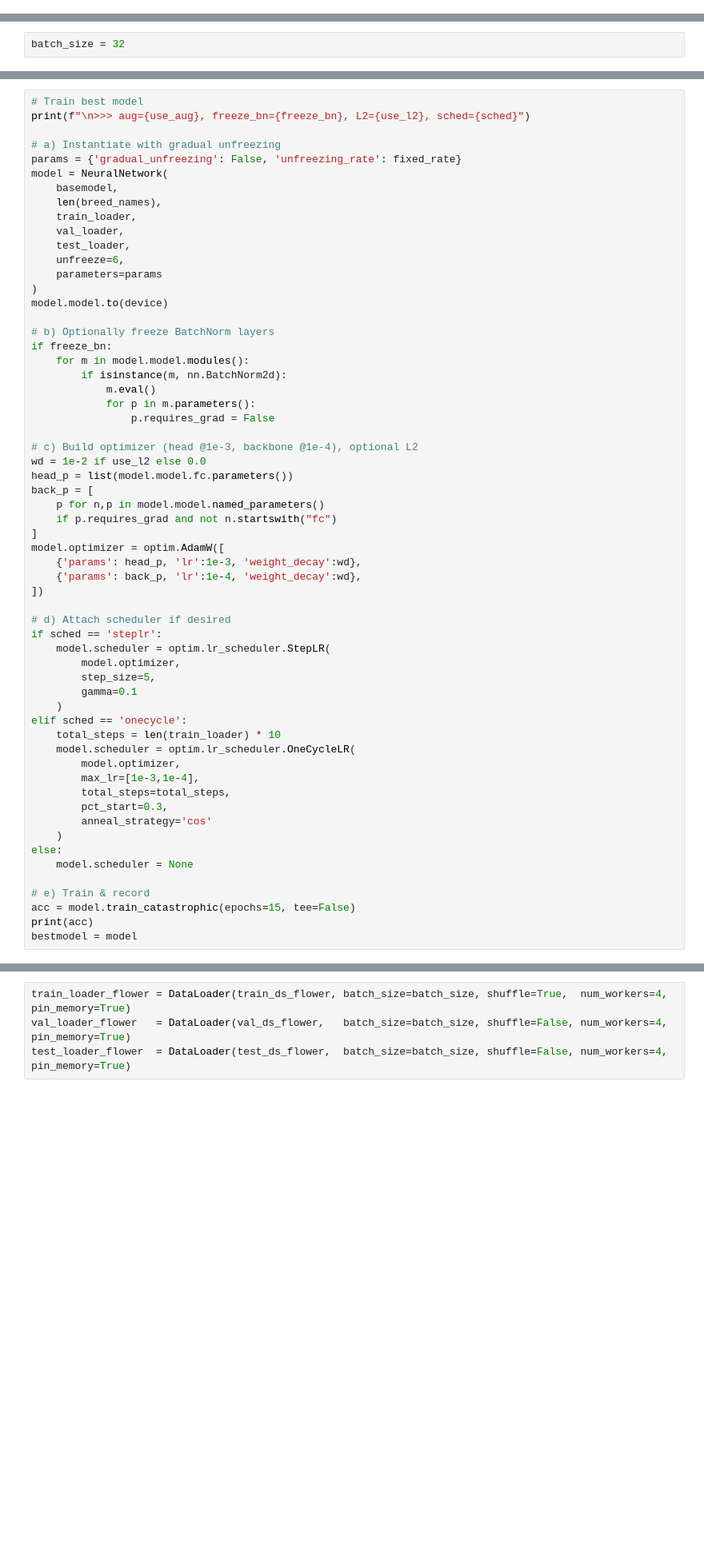
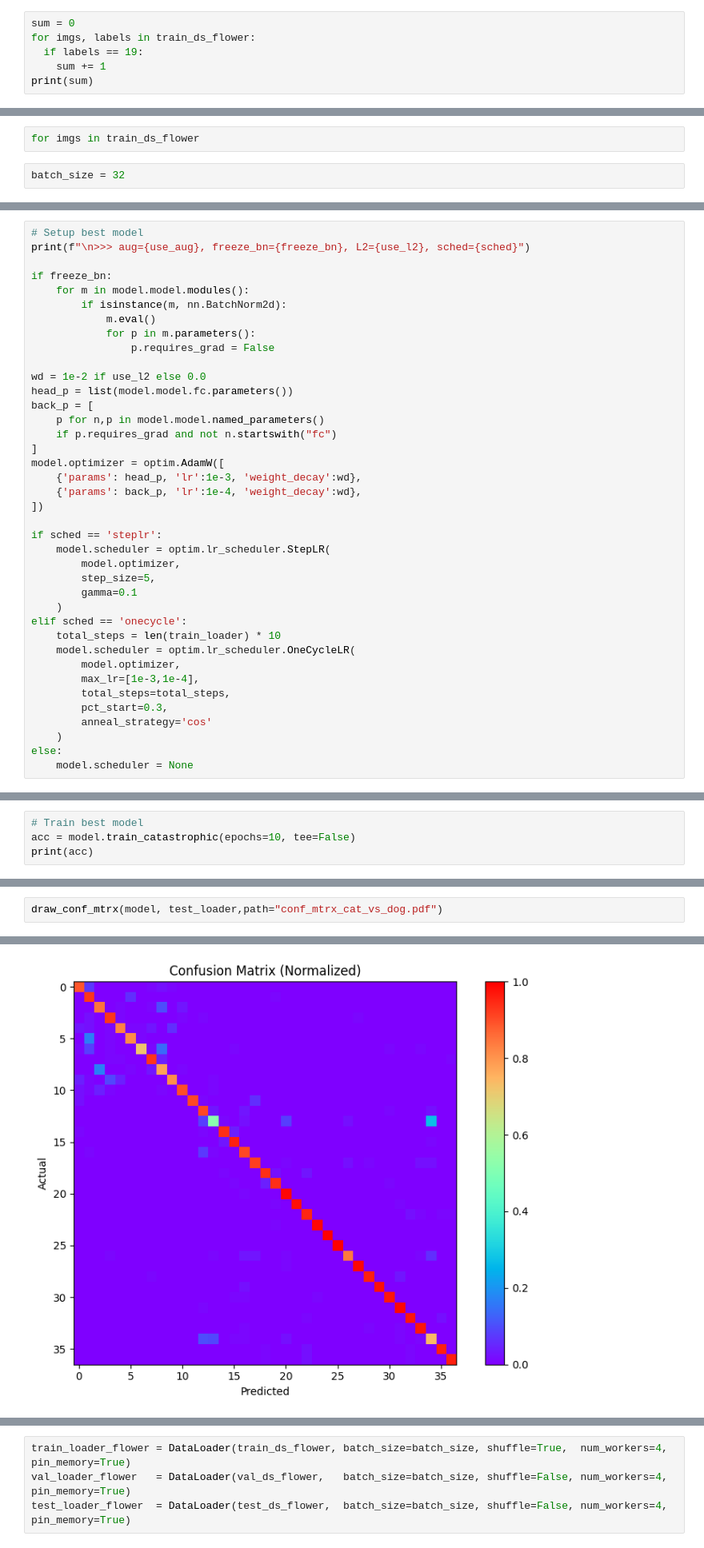
Before and after one commit to Celleforst/DD2424-Project, a Jupyter notebook: Extension.ipynb, the cells around one changed output, grey strips where cells are left out. Shown at 80% size. Saved outputs shown, nothing was run; the diff lists cells and outputs as text; blank space fills up the shorter version.

Commit message:
Latest tests and runs

```diff
--- a/Extension.ipynb
+++ b/Extension.ipynb
@@ -1258,0 +1229,6 @@ test_ds = Flowers102Dataset("data", split='test', download=True, transform=trans
+# %%
+sum = 0
+for imgs, labels in train_ds_flower:
+  if labels == 19:
+    sum += 1
+print(sum)
@@ -1259,3 +1237,5 @@ test_ds = Flowers102Dataset("data", split='test', download=True, transform=trans
+# %%
+for imgs in train_ds_flower
 # %%
 batch_size = 32
 # %%
@@ -1319,21 +1394,7 @@ test_loader  = DataLoader(test_ds,  batch_size=batch_size, shuffle=False, num_wo
 # %%
-# Train best model
+# Setup best model
 print(f"\n>>> aug={use_aug}, freeze_bn={freeze_bn}, L2={use_l2}, sched={sched}")
 
-# a) Instantiate with gradual unfreezing
-params = {'gradual_unfreezing': False, 'unfreezing_rate': fixed_rate}
-model = NeuralNetwork(
-    basemodel,
-    len(breed_names),
-    train_loader,
-    val_loader,
-    test_loader,
-    unfreeze=6,
-    parameters=params
-)
-model.model.to(device)
-
-# b) Optionally freeze BatchNorm layers
 if freeze_bn:
     for m in model.model.modules():
         if isinstance(m, nn.BatchNorm2d):
@@ -1341,7 +1402,6 @@ if freeze_bn:
             for p in m.parameters():
                 p.requires_grad = False
 
-# c) Build optimizer (head @1e-3, backbone @1e-4), optional L2
 wd = 1e-2 if use_l2 else 0.0
 head_p = list(model.model.fc.parameters())
 back_p = [
@@ -1353,7 +1413,6 @@ model.optimizer = optim.AdamW([
     {'params': back_p, 'lr':1e-4, 'weight_decay':wd},
 ])
 
-# d) Attach scheduler if desired
 if sched == 'steplr':
     model.scheduler = optim.lr_scheduler.StepLR(
         model.optimizer,
@@ -1371,10 +1430,5 @@ elif sched == 'onecycle':
     )
 else:
     model.scheduler = None
-
-# e) Train & record
-acc = model.train_catastrophic(epochs=15, tee=False)
-print(acc)
-bestmodel = model
 # %% [output]
 >>> aug=False, freeze_bn=True, L2=True, sched=steplr
@@ -1396,0 +1435,4 @@ Epoch 15 | Train: 99.97% | Val: 90.49%
+# %%
+# Train best model
+acc = model.train_catastrophic(epochs=10, tee=False)
+print(acc)
@@ -1396,0 +1452,3 @@ Epoch 15 | Train: 99.97% | Val: 90.49%
+# %%
+draw_conf_mtrx(model, test_loader,path="conf_mtrx_cat_vs_dog.pdf")
+# %% [output]
@@ -1396,0 +1460 @@ Epoch 15 | Train: 99.97% | Val: 90.49%
+[figure, added]
```
Also changed, not shown: parts of 46 cells of this notebook.
